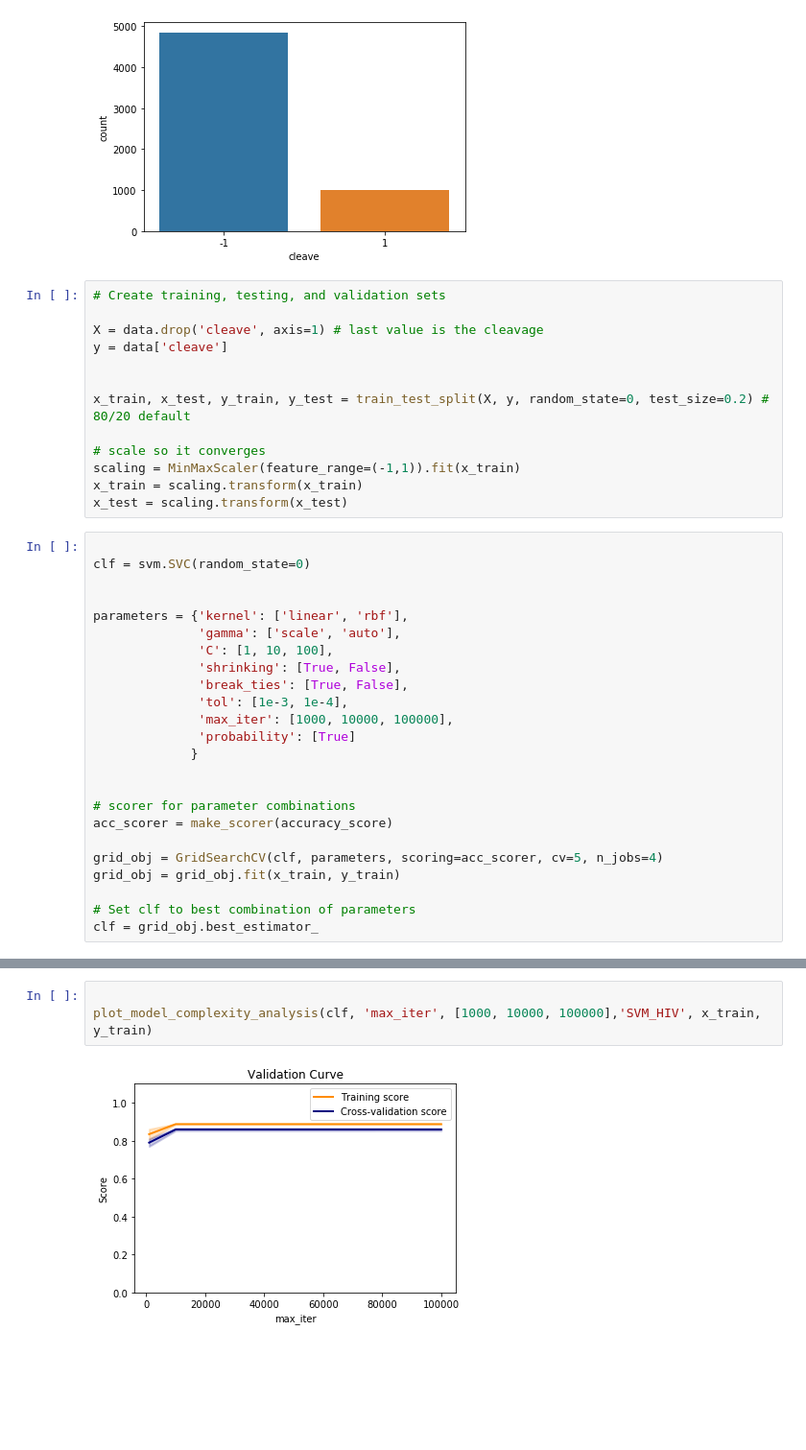
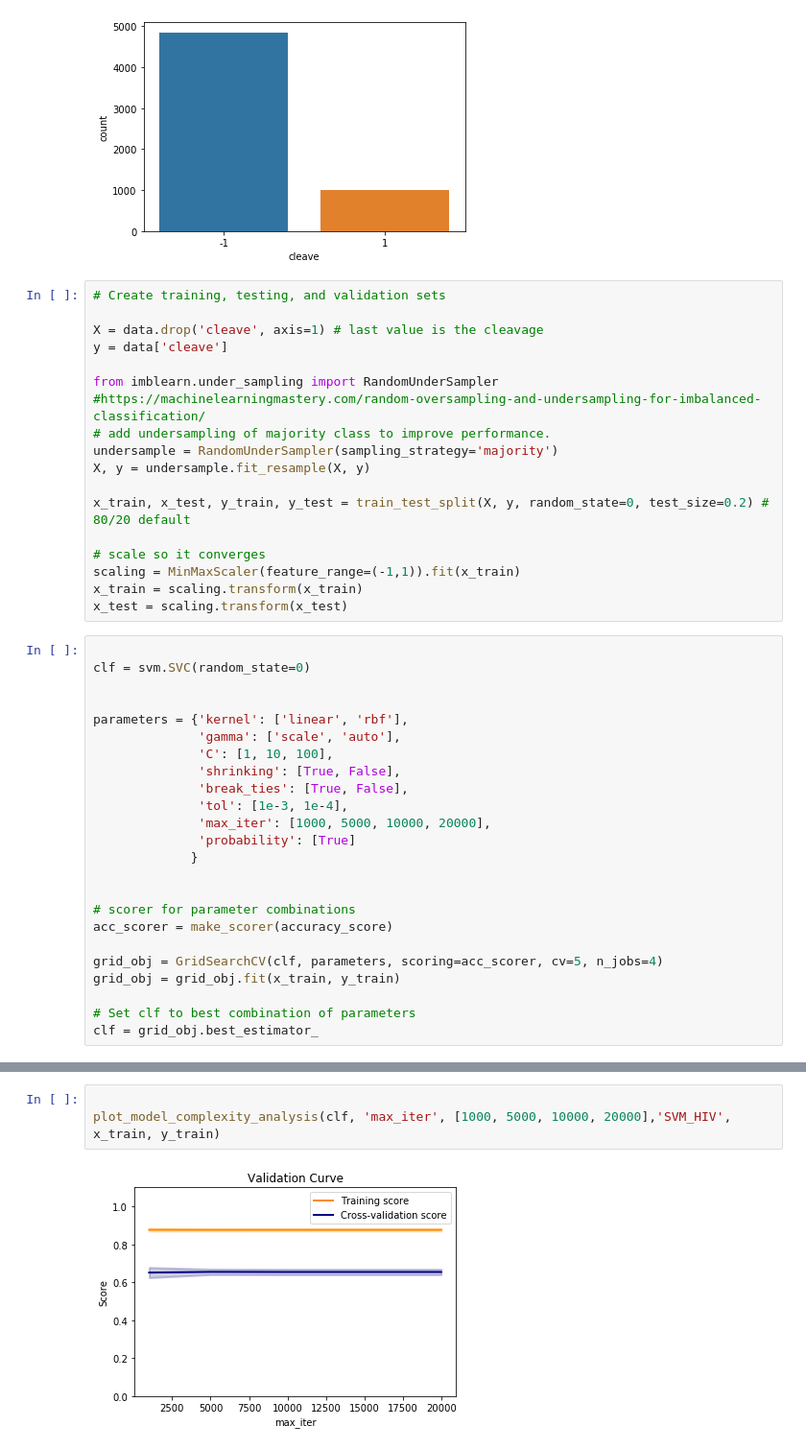
Before and after one commit to pparr/ml-supervised-learning, a Jupyter notebook: tuning/SVM_gridsearch_hiv.ipynb, the cells around one changed output, grey strips where cells are left out. Shown: that part at 96% size. Saved outputs shown, nothing was run; the diff lists cells and outputs as text; blank space fills up the shorter version.

Commit message:
updating HIV KNN, SVM, and NNet  models with imbalance undersampling, updating parameters so they make sense

```diff
--- a/tuning/SVM_gridsearch_hiv.ipynb
+++ b/tuning/SVM_gridsearch_hiv.ipynb
@@ -35,6 +35,11 @@ Name: cleave, dtype: int64
 X = data.drop('cleave', axis=1) # last value is the cleavage
 y = data['cleave']
 
+from imblearn.under_sampling import RandomUnderSampler
+#https://machinelearningmastery.com/random-oversampling-and-undersampling-for-imbalanced-classification/
+# add undersampling of majority class to improve performance.
+undersample = RandomUnderSampler(sampling_strategy='majority')
+X, y = undersample.fit_resample(X, y)
 
 x_train, x_test, y_train, y_test = train_test_split(X, y, random_state=0, test_size=0.2) # 80/20 default
 
@@ -53,7 +58,7 @@ parameters = {'kernel': ['linear', 'rbf'],
               'shrinking': [True, False],
               'break_ties': [True, False],
               'tol': [1e-3, 1e-4],
-              'max_iter': [1000, 10000, 100000],
+              'max_iter': [1000, 5000, 10000, 20000],
               'probability': [True]
              }
 
@@ -144,5 +146,5 @@ plot_model_complexity_analysis(clf, 'tol', [1e-3, 1e-4],'SVM_HIV', x_train, y_tr
 # %%
 
-plot_model_complexity_analysis(clf, 'max_iter', [1000, 10000, 100000],'SVM_HIV', x_train, y_train)
+plot_model_complexity_analysis(clf, 'max_iter', [1000, 5000, 10000, 20000],'SVM_HIV', x_train, y_train)
 # %% [output]
-[figure, old version]
+[figure, new version]
```
Also changed, not shown: parts of 5 cells of this notebook, 29 other files.
